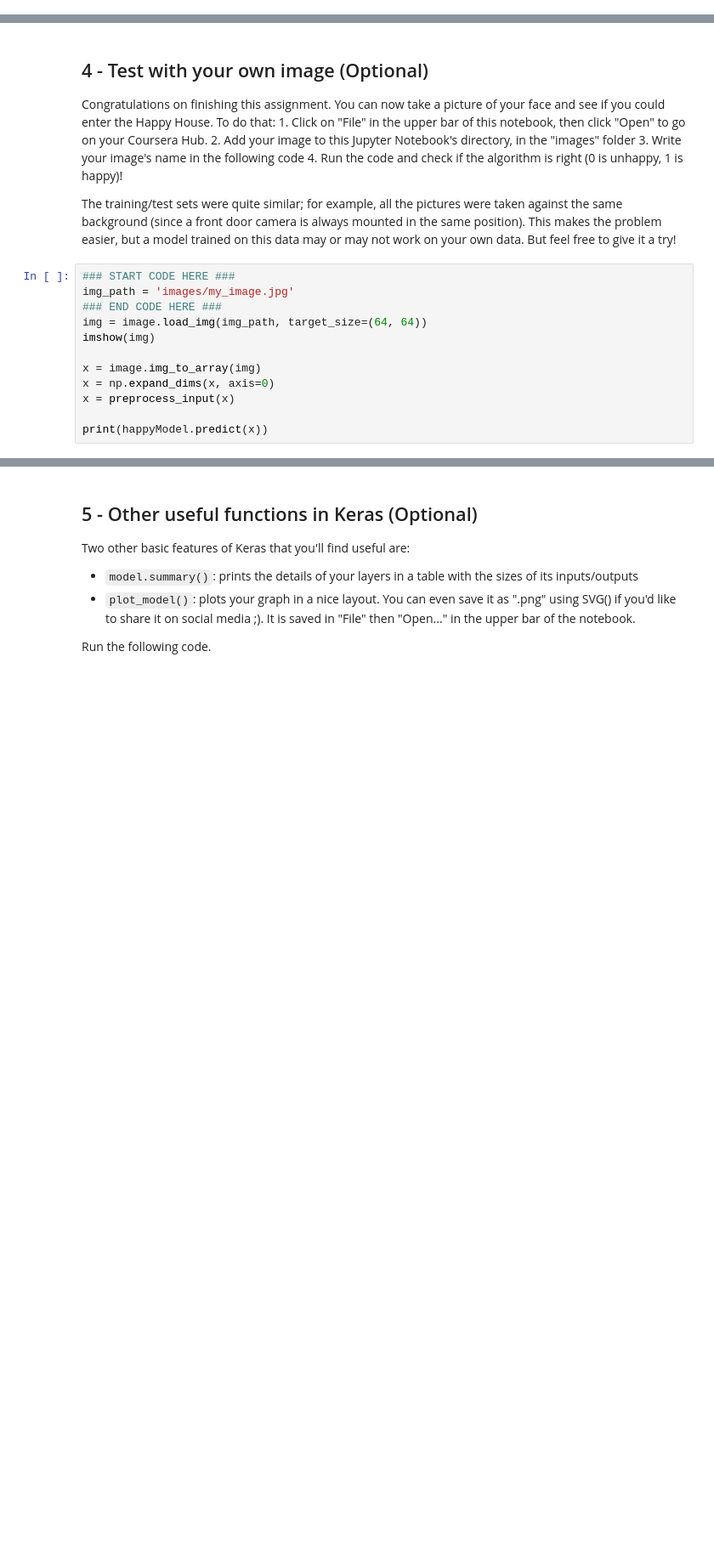
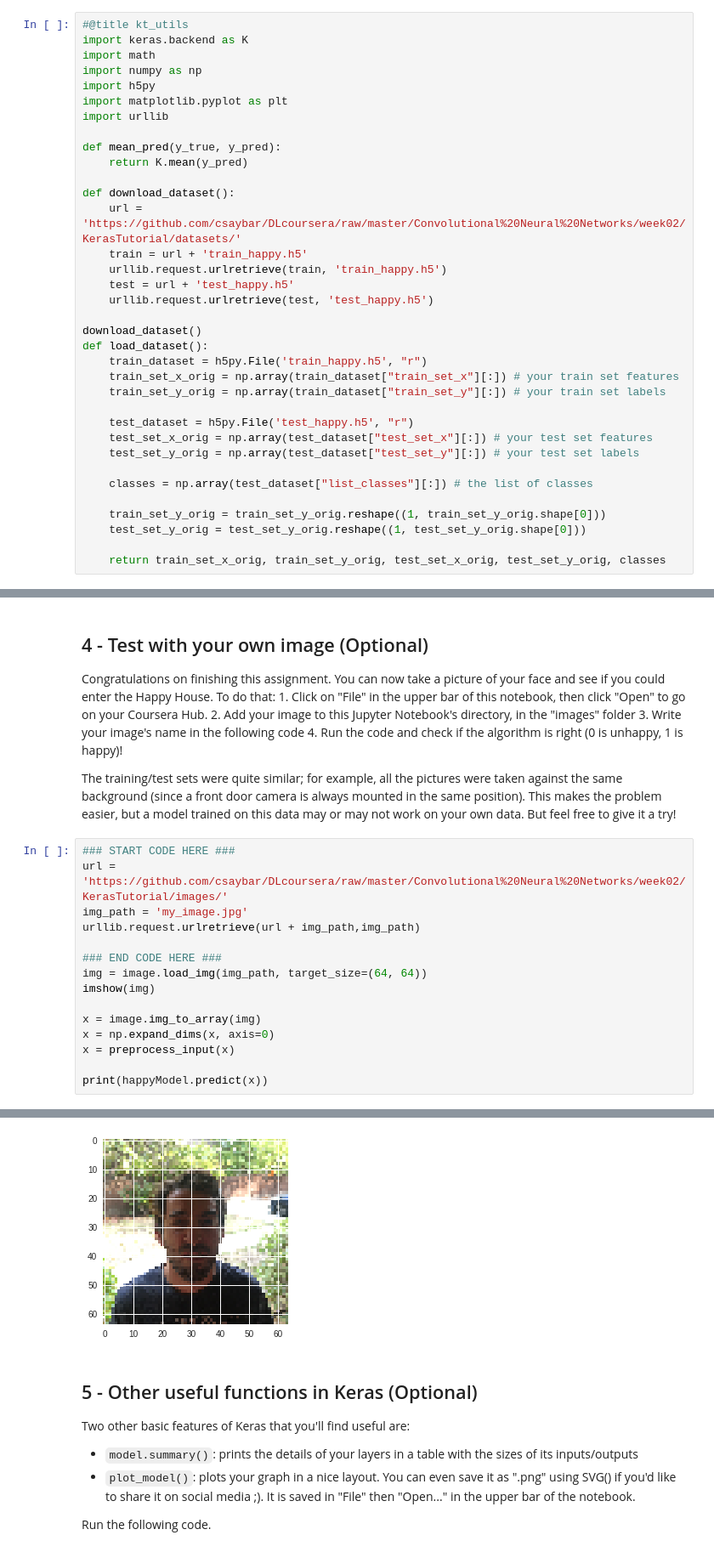
Before and after one commit to csaybar/DLcoursera, a Jupyter notebook: Convolutional Neural Networks/week02/KerasTutorial/Keras+-+Tutorial+-+Happy+House+v2.ipynb, the cells around one changed output, grey strips where cells are left out. Shown at 85% size. Drawn from its saved outputs; the diff is of its cells as text; blank space fills up the shorter version.

```diff
--- a/Convolutional Neural Networks/week02/KerasTutorial/Keras+-+Tutorial+-+Happy+House+v2.ipynb
+++ b/Convolutional Neural Networks/week02/KerasTutorial/Keras+-+Tutorial+-+Happy+House+v2.ipynb
@@ -8,6 +8,41 @@ Welcome to the first assignment of week 2. In this assignment, you will:
 Why are we using Keras? Keras was developed to enable deep learning engineers to build and experiment with different models very quickly. Just as TensorFlow is a higher-level framework than Python, Keras is an even higher-level framework and provides additional abstractions. Being able to go from idea to result with the least possible delay is key to finding good models. However, Keras is more restrictive than the lower-level frameworks, so there are some very complex models that you can implement in TensorFlow but not (without more difficulty) in Keras. That being said, Keras will work fine for many common models.
 
 In this exercise, you'll work on the "Happy House" problem, which we'll explain below. Let's load the required packages and solve the problem of the Happy House!
+# %%
+#@title kt_utils
+import keras.backend as K
+import math
+import numpy as np
+import h5py
+import matplotlib.pyplot as plt
+import urllib
+
+def mean_pred(y_true, y_pred):
+    return K.mean(y_pred)
+
+def download_dataset():
+    url = 'https://github.com/csaybar/DLcoursera/raw/master/Convolutional%20Neural%20Networks/week02/KerasTutorial/datasets/'
+    train = url + 'train_happy.h5'
+    urllib.request.urlretrieve(train, 'train_happy.h5')
+    test = url + 'test_happy.h5'
+    urllib.request.urlretrieve(test, 'test_happy.h5')
+
+download_dataset()
+def load_dataset():
+    train_dataset = h5py.File('train_happy.h5', "r")
+    train_set_x_orig = np.array(train_dataset["train_set_x"][:]) # your train set features
+    train_set_y_orig = np.array(train_dataset["train_set_y"][:]) # your train set labels
+
+    test_dataset = h5py.File('test_happy.h5', "r")
+    test_set_x_orig = np.array(test_dataset["test_set_x"][:]) # your test set features
+    test_set_y_orig = np.array(test_dataset["test_set_y"][:]) # your test set labels
+
+    classes = np.array(test_dataset["list_classes"][:]) # the list of classes
+
+    train_set_y_orig = train_set_y_orig.reshape((1, train_set_y_orig.shape[0]))
+    test_set_y_orig = test_set_y_orig.reshape((1, test_set_y_orig.shape[0]))
+
+    return train_set_x_orig, train_set_y_orig, test_set_x_orig, test_set_y_orig, classes
 # %%
 import numpy as np
 from keras import layers
@@ -259,7 +285,10 @@ Congratulations on finishing this assignment. You can now take a picture of your
 The training/test sets were quite similar; for example, all the pictures were taken against the same background (since a front door camera is always mounted in the same position). This makes the problem easier, but a model trained on this data may or may not work on your own data. But feel free to give it a try!
 # %%
 ### START CODE HERE ###
-img_path = 'images/my_image.jpg'
+url = 'https://github.com/csaybar/DLcoursera/raw/master/Convolutional%20Neural%20Networks/week02/KerasTutorial/images/'
+img_path = 'my_image.jpg'
+urllib.request.urlretrieve(url + img_path,img_path)
+
 ### END CODE HERE ###
 img = image.load_img(img_path, target_size=(64, 64))
 imshow(img)
@@ -269,3 +298,4 @@ x = np.expand_dims(x, axis=0)
 x = preprocess_input(x)
 
 print(happyModel.predict(x))
+# %% [output]
@@ -272,3 +303,4 @@ print(happyModel.predict(x))
+[figure, added]
 # %% [markdown]
 ## 5 - Other useful functions in Keras (Optional)
 
```
Also changed, not shown: parts of 7 cells of this notebook.
